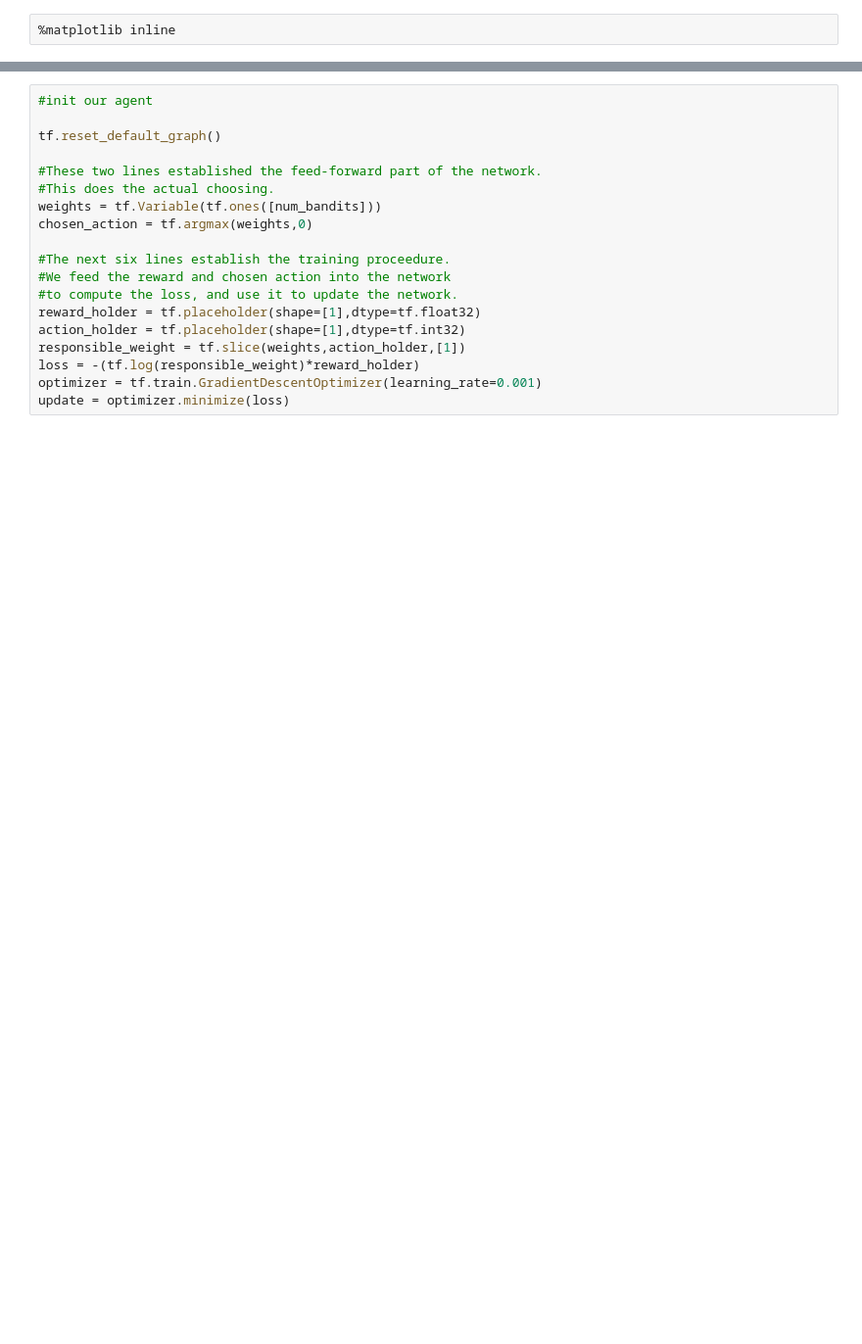
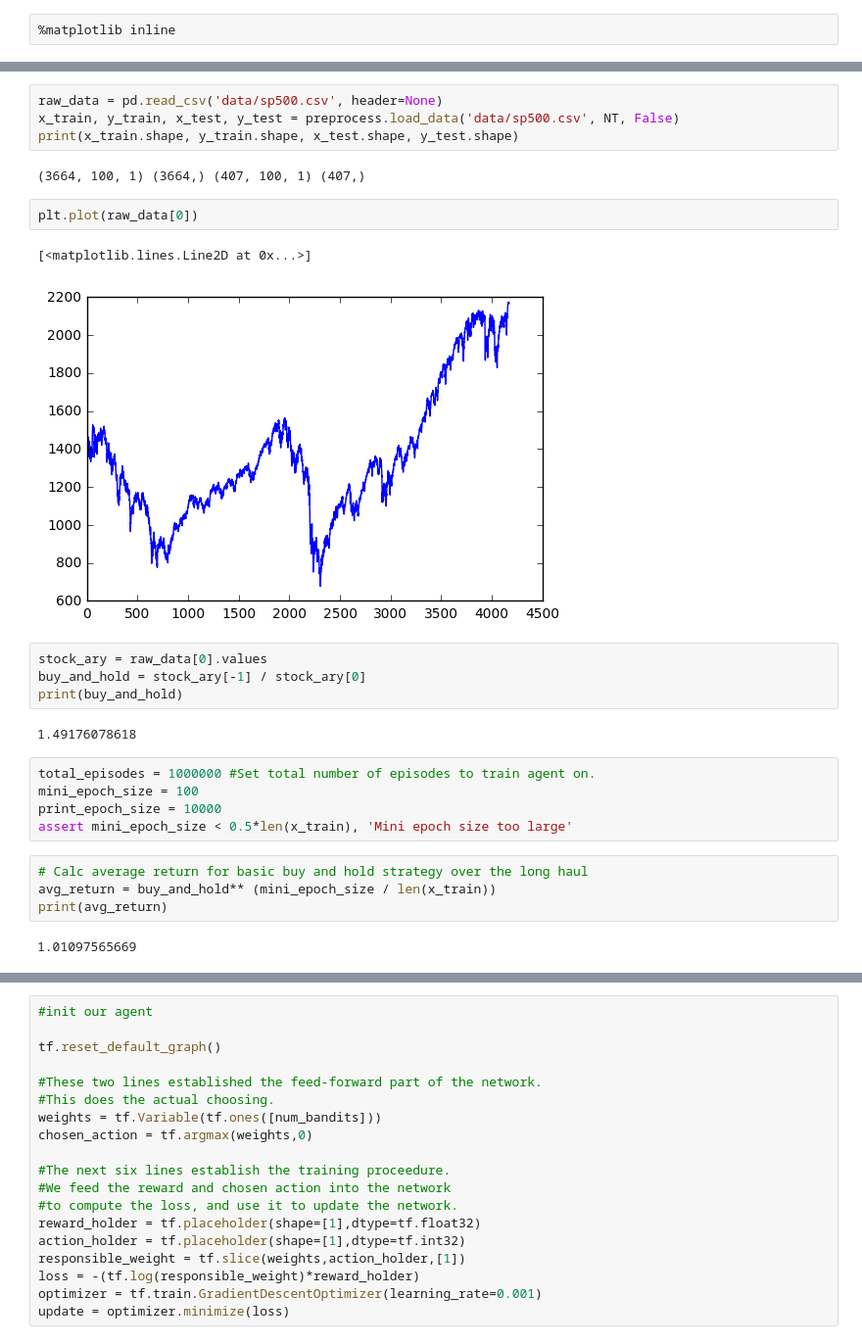
Before and after one commit to AndrewGeorge/how_to_win_slot_machines, a Jupyter notebook: WallStBandits.ipynb, the cells around one changed output, grey strips where cells are left out. Shown at 98% size. Saved outputs shown, nothing was run; the diff lists cells and outputs as text; blank space fills up the shorter version.

```diff
--- a/WallStBandits.ipynb
+++ b/WallStBandits.ipynb
@@ -33,0 +137,28 @@ def pullBandit(bandit):
+# %%
+raw_data = pd.read_csv('data/sp500.csv', header=None)
+x_train, y_train, x_test, y_test = preprocess.load_data('data/sp500.csv', NT, False)
+print(x_train.shape, y_train.shape, x_test.shape, y_test.shape)
+# %% [output]
+(3664, 100, 1) (3664,) (407, 100, 1) (407,)
+# %%
+plt.plot(raw_data[0])
+# %% [output]
+[<matplotlib.lines.Line2D at 0x...>]
+[figure, added]
+# %%
+stock_ary = raw_data[0].values
+buy_and_hold = stock_ary[-1] / stock_ary[0]
+print(buy_and_hold)
+# %% [output]
+1.49176078618
+# %%
+total_episodes = 1000000 #Set total number of episodes to train agent on.
+mini_epoch_size = 100
+print_epoch_size = 10000
+assert mini_epoch_size < 0.5*len(x_train), 'Mini epoch size too large'
+# %%
+# Calc average return for basic buy and hold strategy over the long haul
+avg_return = buy_and_hold** (mini_epoch_size / len(x_train))
+print(avg_return)
+# %% [output]
+1.01097565669
```
Also changed, not shown: parts of 7 cells of this notebook, 1 other file.
